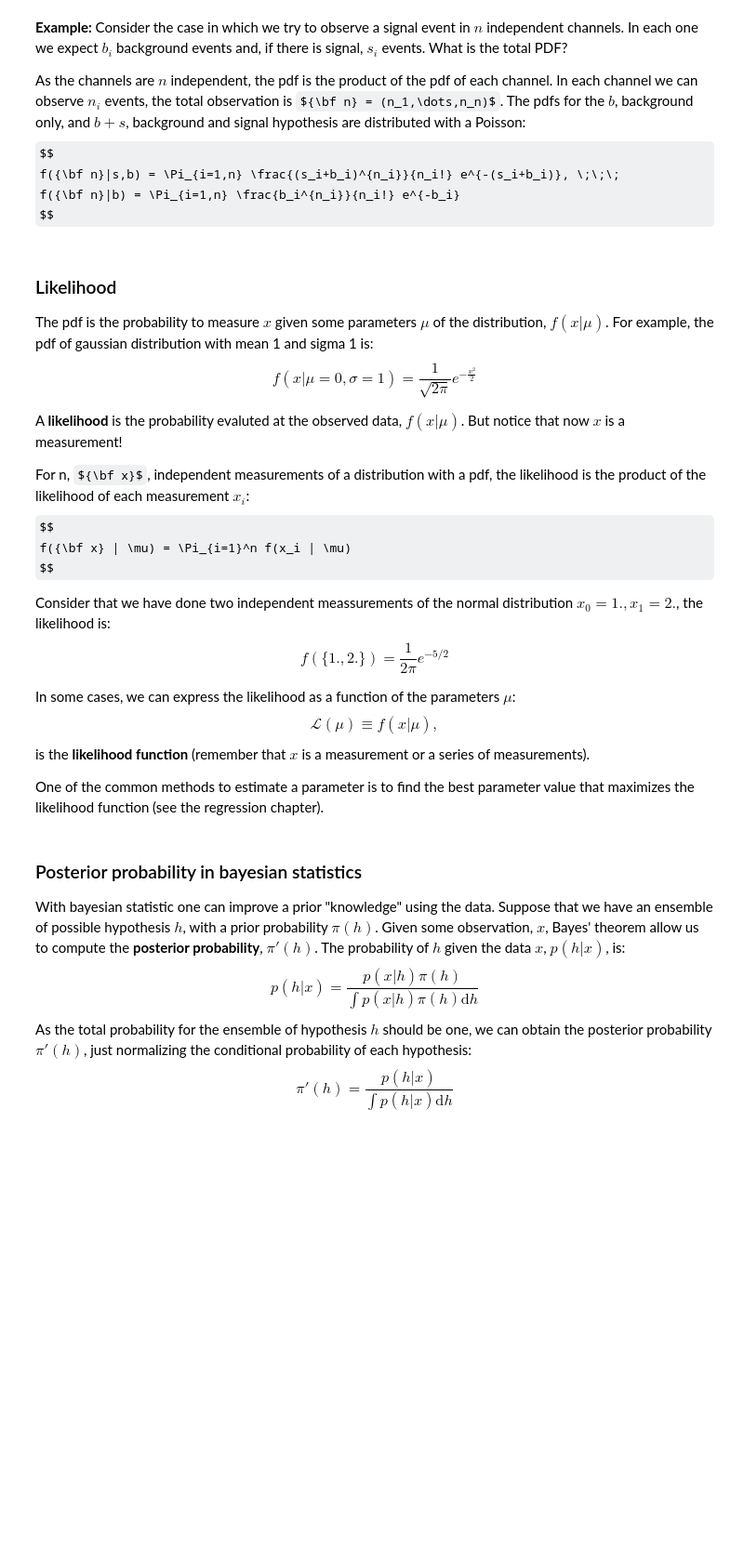
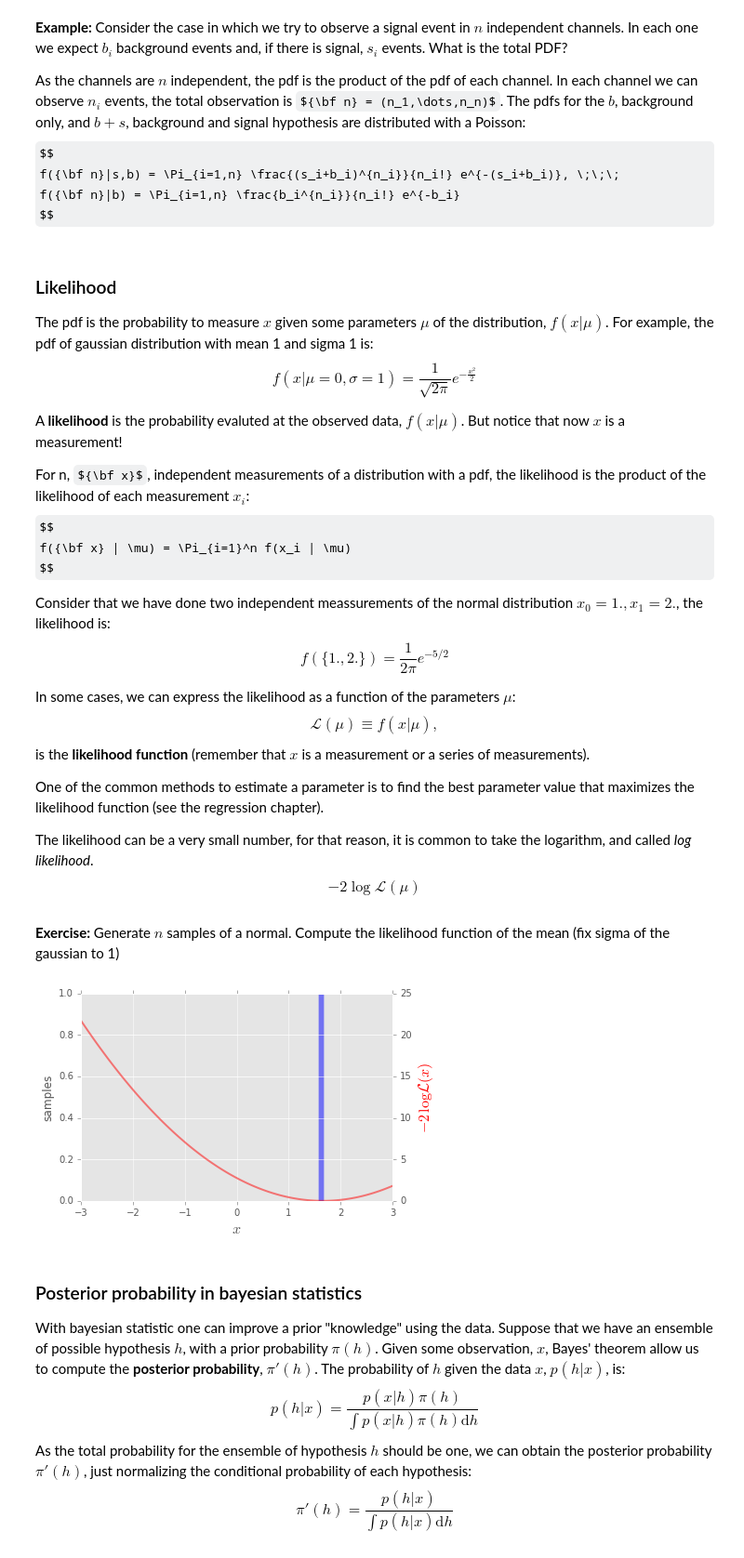
Before and after one commit to jahernando/uscdatanacourse, a Jupyter notebook: General.ipynb, the cells around one changed output. Shown at 93% size. Drawn from its saved outputs; the diff is of its cells as text; code cells hidden in the pictures; some formulas as TeX source; blank space fills up the shorter version.

```diff
--- a/General.ipynb
+++ b/General.ipynb
@@ -266,6 +265,34 @@ $$
 is the **likelihood function** (remember that $x$ is a measurement or a series of measurements).
 
 One of the common methods to estimate a parameter is to find the best parameter value that maximizes the likelihood function (see the regression chapter).
+
+The likelihood can be a very small number, for that reason, it is common to take the logarithm, and called *log likelihood*.
+$$
+-2 \log \mathcal{L}(\mu)
+$$
+# %% [markdown]
+**Exercise:** Generate $n$ samples of a normal. Compute the likelihood function of the mean (fix sigma of the gaussian to 1)
+# %%
+n = 1
+xs = stats.norm.rvs(size=n)
+
+def ll(x, xs):
+    dx = (x-xs)
+    return np.sum(dx*dx)
+
+fig, ax = plt.subplots()
+
+ax.hist(xs, bins=50, alpha=0.5, range=(-3., 3.), color='blue')
+axb = ax.twinx()
+
+mus = np.linspace(-3., 3., 100)
+lls = np.array([ll(mu, xs) for mu in mus])
+axb.plot(mus, lls, alpha=0.5, color='red', lw=2)
+ax.set_xlabel('$x$', fontsize=16)
+ax.set_ylabel('samples');
+axb.set_ylabel('$-2 \, \log \mathcal{L}(x)$', color='red', fontsize=16);
+# %% [output]
+[figure, added]
 # %% [markdown]
 
 
```
Also changed, not shown: parts of 12 cells of this notebook, 13 other files.
